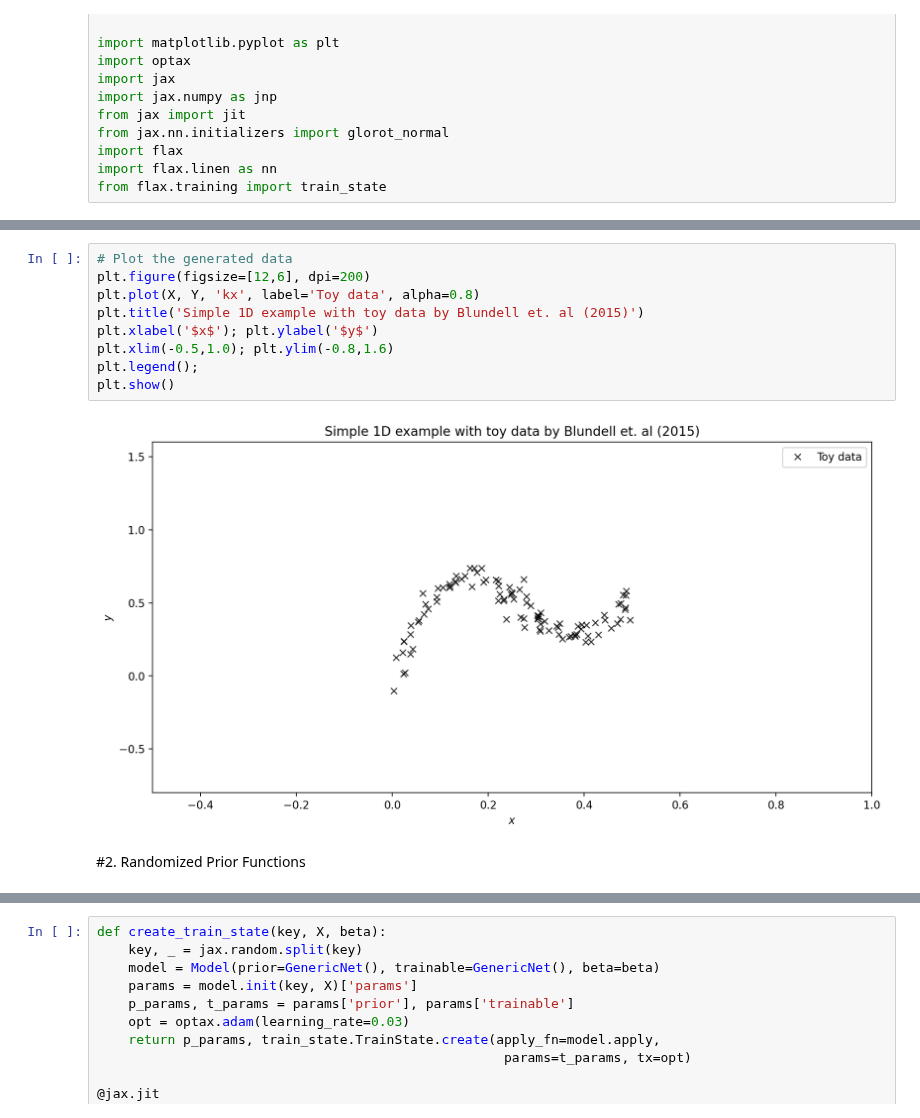
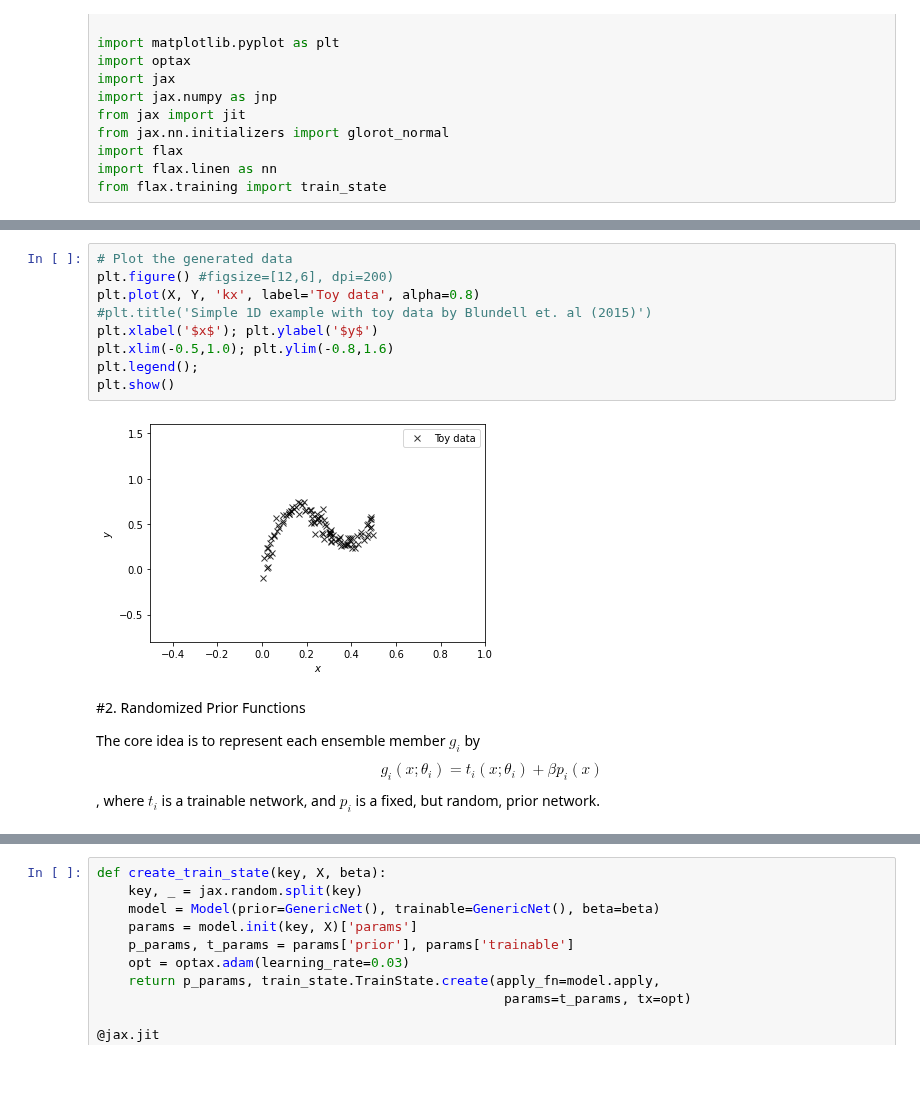
Before and after one commit to probml/probml-notebooks, a Jupyter notebook: notebooks/randomized_priors.ipynb, the cells around one changed output, grey strips where cells are left out. Drawn from its saved outputs; the diff is of its cells as text; blank space fills up the shorter version.

```diff
--- a/notebooks/randomized_priors.ipynb
+++ b/notebooks/randomized_priors.ipynb
@@ -54,16 +66,20 @@ Y = target_vmap(keys, X)
 # %%
 # Plot the generated data
-plt.figure(figsize=[12,6], dpi=200)
+plt.figure() #figsize=[12,6], dpi=200)
 plt.plot(X, Y, 'kx', label='Toy data', alpha=0.8)
-plt.title('Simple 1D example with toy data by Blundell et. al (2015)')
+#plt.title('Simple 1D example with toy data by Blundell et. al (2015)')
 plt.xlabel('$x$'); plt.ylabel('$y$')
 plt.xlim(-0.5,1.0); plt.ylim(-0.8,1.6)
 plt.legend();
 plt.show()
 # %% [output]
-[figure, old version]
+[figure, new version]
-# %% [markdown]
-#2. Randomized Prior Functions
+# %% [markdown]
+#2. Randomized Prior Functions
+
+The core idea is to represent each ensemble member $g_i$ by
+$$g_i(x; \theta_i) = t_i(x; \theta_i) + \beta p_i(x)$$,
+where $t_i$ is a trainable network, and $p_i$ is a fixed, but random, prior network.
 # %%
 # Prior and trainable networks have the same architecture
 class GenericNet(nn.Module):
```
Also changed, not shown: parts of 16 cells of this notebook.
